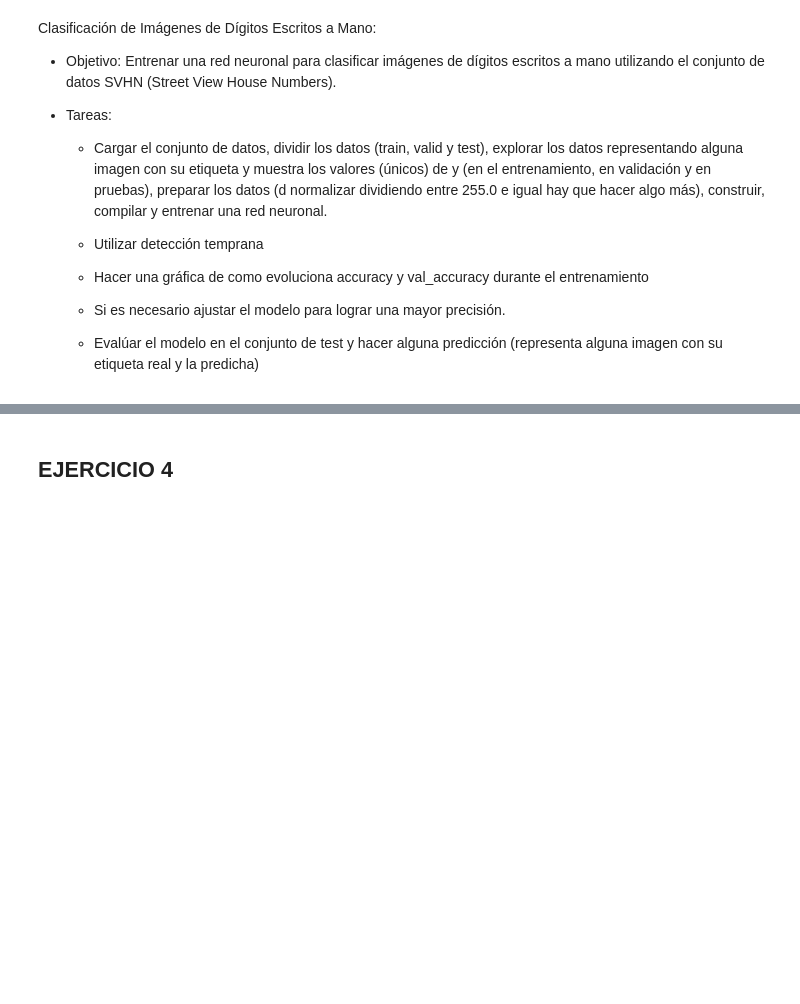
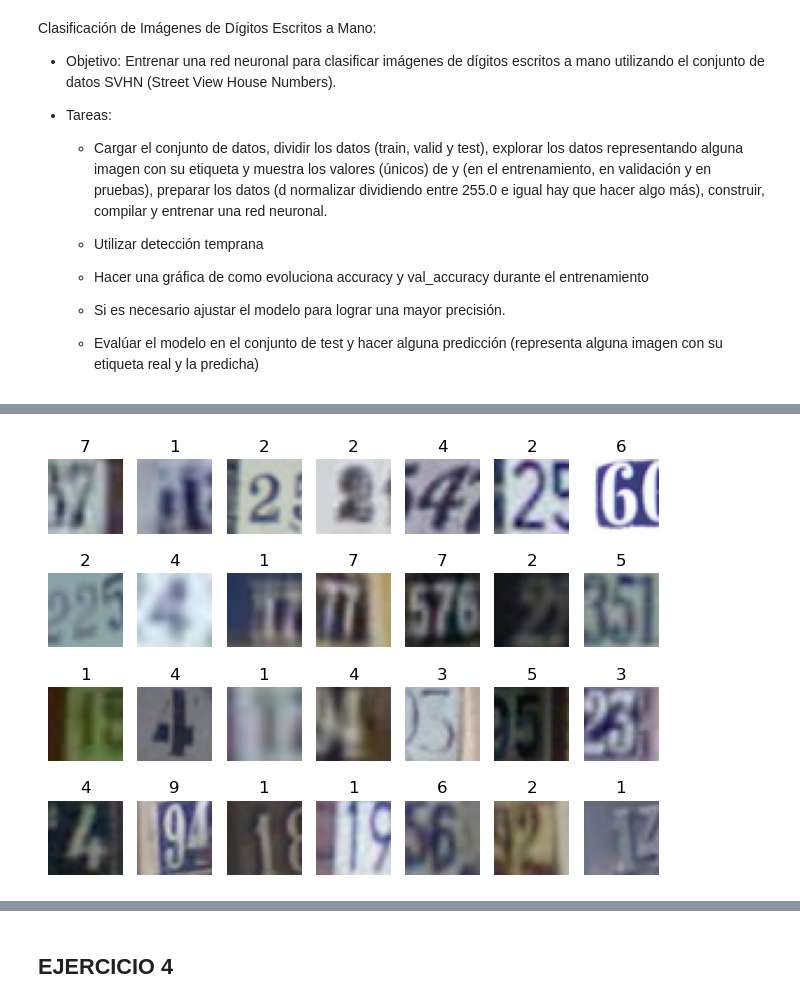
Before and after one commit to xabierguerrero/IABD_2425, a Jupyter notebook: Python_Ejers/SAPA/Deep_Learning/Ejercicios/4_3Ejercicios.ipynb, the cells around one changed output, grey strips where cells are left out. Saved outputs shown, nothing was run; the diff lists cells and outputs as text; code cells hidden in the pictures; blank space fills up the shorter version.

```diff
--- a/Python_Ejers/SAPA/Deep_Learning/Ejercicios/4_3Ejercicios.ipynb
+++ b/Python_Ejers/SAPA/Deep_Learning/Ejercicios/4_3Ejercicios.ipynb
@@ -204,5 +219,9 @@ def load_svhn_data(url):
 # Cargar datos
 train_url = "http://ufldl.stanford.edu/housenumbers/train_32x32.mat"
 test_url = "http://ufldl.stanford.edu/housenumbers/test_32x32.mat"
-X_train_full, y_train_full = load_svhn_data(train_url)
-X_test, y_test = load_svhn_data(test_url)
+
+
+
+x_train_full, y_train_full = load_svhn_data(train_url)
+x_train, x_val, y_train, y_val = train_test_split(x_train_full, y_train_full, test_size=0.2, random_state=42)
+x_test, y_test = load_svhn_data(test_url)
@@ -211,0 +228,20 @@ Downloading data from http://ufldl.stanford.edu/housenumbers/train_32x32.mat
+# %%
+x_train = x_train.astype('float32') / 255.0
+x_val = x_val.astype('float32') / 255.0
+x_test = x_test.astype('float32') / 255.0
+# %%
+i=0
+
+for x in x_train:
+    plt.subplot(4,7,i+1)
+    plt.title(y_train[i])
+    plt.imshow(x)
+    plt.axis('off')
+
+    if i == 27:
+        break
+    i+=1
+plt.tight_layout()
+plt.show()
+# %% [output]
+[figure, added]
```
Also changed, not shown: parts of 34 cells of this notebook, 3 other files.
